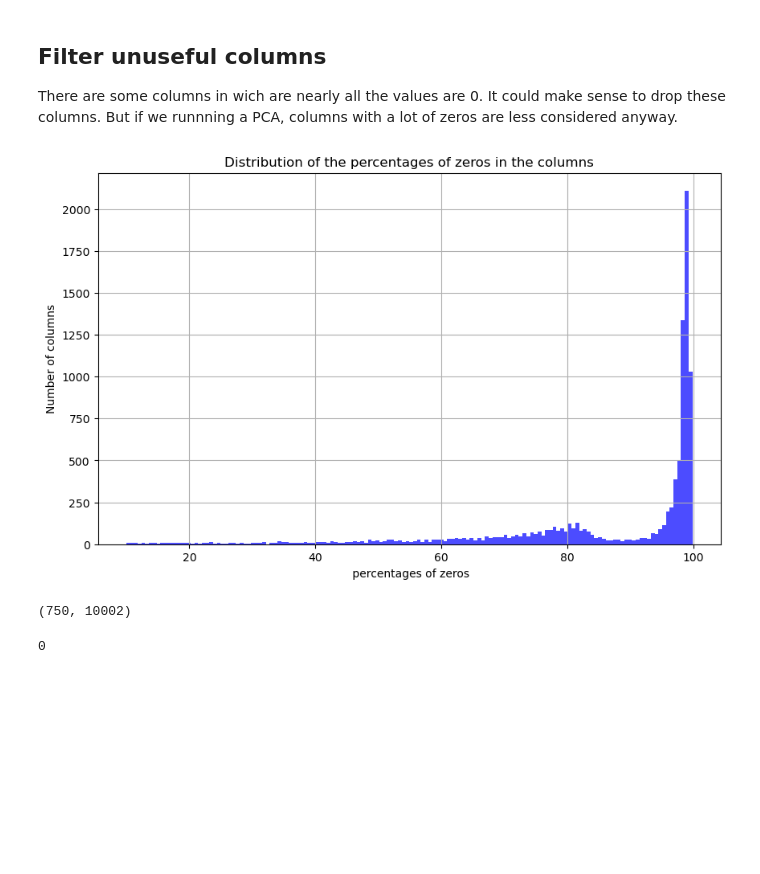
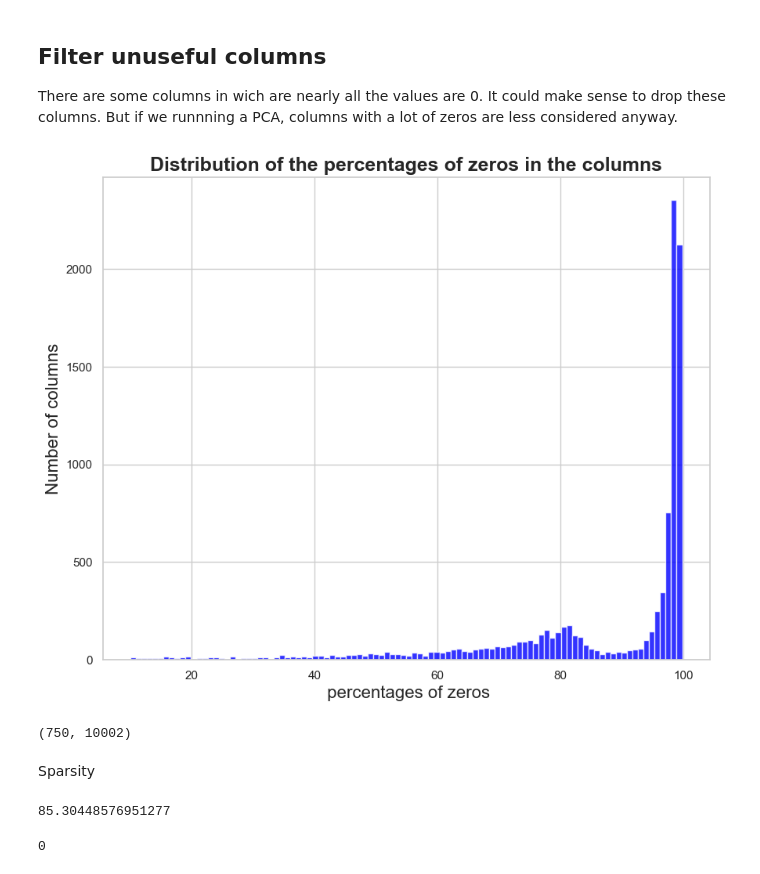
Before and after one commit to paulhoenes/ml_ss24, a Jupyter notebook: Amazon_reviews.ipynb, the cells around one changed output. Saved outputs shown, nothing was run; the diff lists cells and outputs as text; code cells hidden in the pictures; blank space fills up the shorter version.

```diff
--- a/Amazon_reviews.ipynb
+++ b/Amazon_reviews.ipynb
@@ -49,36 +42,55 @@ There are some columns in wich are nearly all the values are 0. It could make se
 # %%
 import pandas as pd
 
 def column_with_zero(df, threshold = 10):
     results = []
 
     for col in df.columns:
         coun_zero = (df[col] == 0).sum()
         number_cols = len(df["Class"])
 
         percent_zero = (coun_zero / number_cols) * 100
         if percent_zero >= threshold:
             results.append({'Column Name': col, 'Percentage': percent_zero})
 
     result_df = pd.DataFrame(results)
     return result_df
 
 df_temp = column_with_zero(amazon_train)
 
 # PLot distribution
-plt.figure(figsize=(10, 6))
+plt.figure(figsize=(10, 8))
 
-plt.hist(df_temp['Percentage'], bins=150, color='blue', alpha=0.7)
-plt.title('Distribution of the percentages of zeros in the columns')
-plt.xlabel(' percentages of zeros')
-plt.ylabel('Number of columns')
+plt.hist(df_temp['Percentage'], bins=100, color='blue', alpha=0.8)
+plt.title('Distribution of the percentages of zeros in the columns', fontsize=18, fontweight='bold')
+plt.xlabel(' percentages of zeros', fontsize=16)
+plt.ylabel('Number of columns', fontsize=16)
 plt.grid(True)
 plt.show()
 
 print(amazon_train.shape)
 # %% [output]
-[figure, old version]
+[figure, new version]
 (750, 10002)
+# %% [markdown]
+Sparsity
+# %%
+def calculate_sparsity(df):
+
+    # Count the number of zero elements in the DataFrame
+    zero_count = (df == 0).sum().sum()
+
+    # Calculate the total number of elements in the DataFrame
+    total_elements = df.size
+
+    # Calculate the sparsity
+    sparsity = (zero_count / total_elements) * 100
+
+    return sparsity
+
+calculate_sparsity(amazon_train)
+# %% [output]
+85.30448576951277
 # %%
 # Lets drop the columns with more then 95% zeros to simplify the model
 
```
Also changed, not shown: parts of 9 cells of this notebook, 4 other files.
